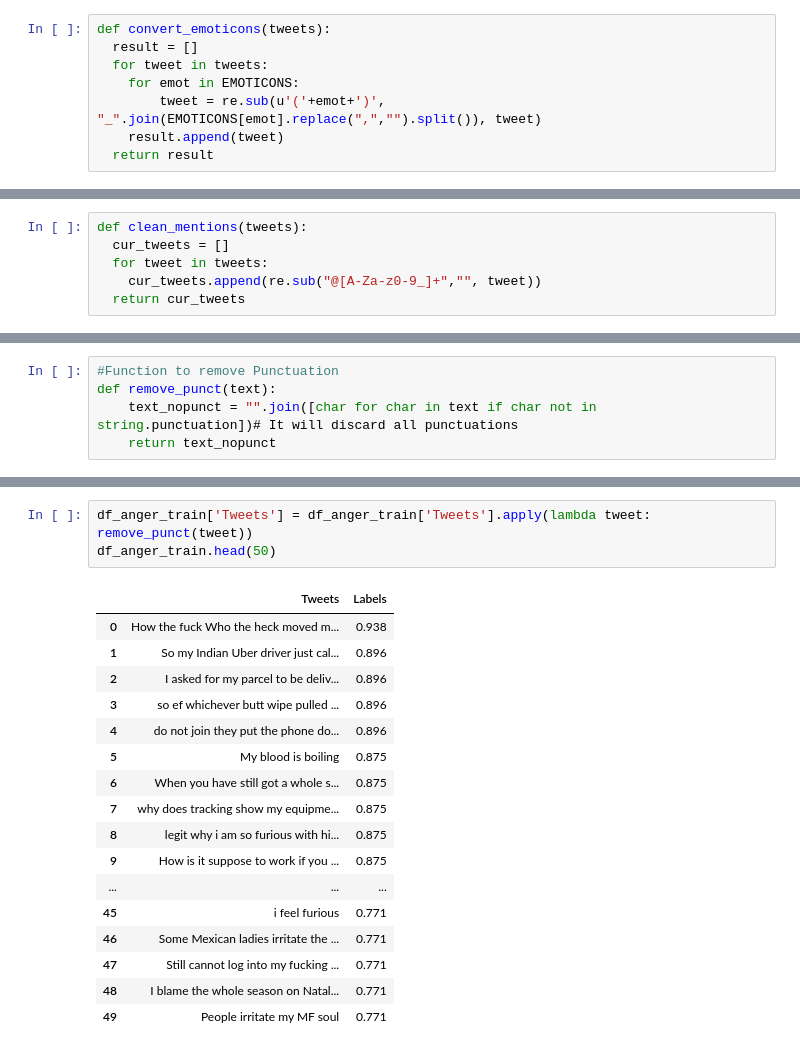
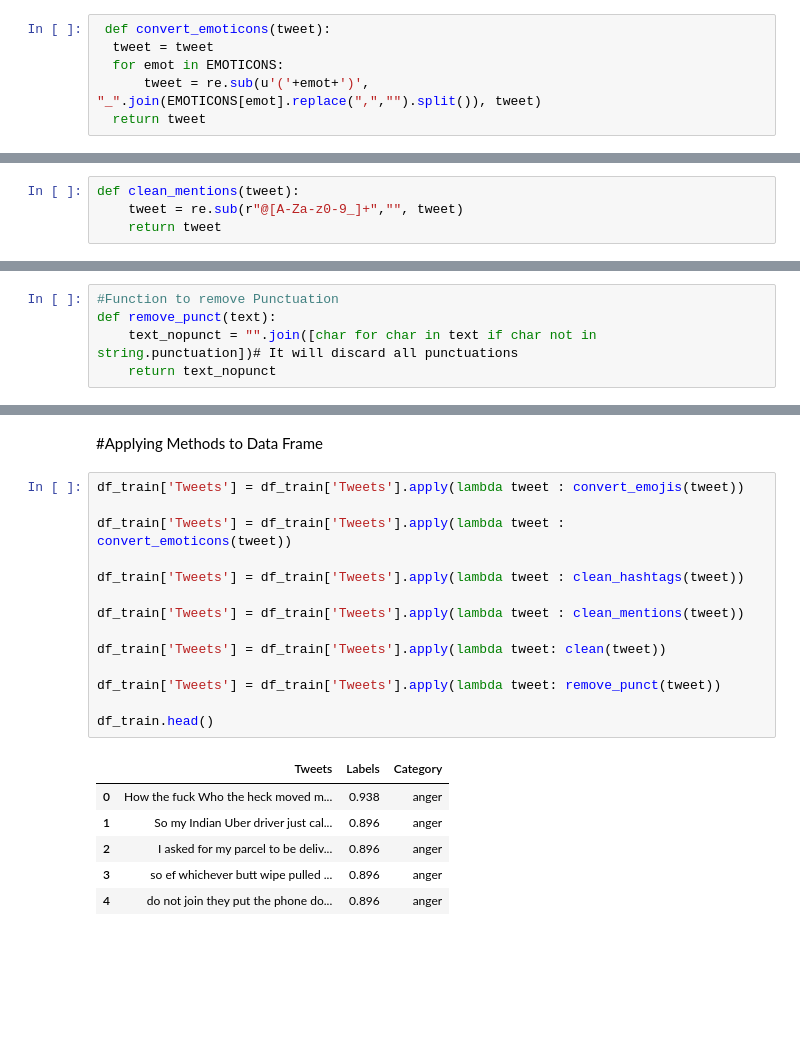
Before and after one commit to HPMkwn/InfluenceAnalysis, a Jupyter notebook: DataPreprocess.ipynb, the cells around one changed output, grey strips where cells are left out. Drawn from its saved outputs; the diff is of its cells as text; blank space fills up the shorter version.

```diff
--- a/DataPreprocess.ipynb
+++ b/DataPreprocess.ipynb
@@ -70,9 +92,7 @@ def convert_emojis(tweets):
 # %%
-def convert_emoticons(tweets):
-  result = []
-  for tweet in tweets:
-    for emot in EMOTICONS:
-        tweet = re.sub(u'('+emot+')', "_".join(EMOTICONS[emot].replace(",","").split()), tweet)
-    result.append(tweet)
-  return result
+ def convert_emoticons(tweet):
+  tweet = tweet
+  for emot in EMOTICONS:
+      tweet = re.sub(u'('+emot+')', "_".join(EMOTICONS[emot].replace(",","").split()), tweet)
+  return tweet
 # %%
@@ -100,6 +117,4 @@ def clean_hashtags(tweets):
 # %%
-def clean_mentions(tweets):
-  cur_tweets = []
-  for tweet in tweets:
-    cur_tweets.append(re.sub("@[A-Za-z0-9_]+","", tweet))
-  return cur_tweets
+def clean_mentions(tweet):
+    tweet = re.sub(r"@[A-Za-z0-9_]+","", tweet)
+    return tweet
@@ -903,21 +873,23 @@ df_anger_train.head(50)
-# %%
-df_anger_train['Tweets'] = df_anger_train['Tweets'].apply(lambda tweet: remove_punct(tweet))
-df_anger_train.head(50)
-# %% [output]
-|  | Tweets | Labels |
-| 0 | How the fuck Who the heck moved m... | 0.938 |
-| 1 | So my Indian Uber driver just cal... | 0.896 |
-| 2 | I asked for my parcel to be deliv... | 0.896 |
-| 3 | so ef whichever butt wipe pulled ... | 0.896 |
-| 4 | do not join they put the phone do... | 0.896 |
-| 5 | My blood is boiling | 0.875 |
-| 6 | When you have still got a whole s... | 0.875 |
-| 7 | why does tracking show my equipme... | 0.875 |
-| 8 | legit why i am so furious with hi... | 0.875 |
-| 9 | How is it suppose to work if you ... | 0.875 |
-| ... | ... | ... |
-| 45 | i feel furious | 0.771 |
-| 46 | Some Mexican ladies irritate the ... | 0.771 |
-| 47 | Still cannot log into my fucking ... | 0.771 |
-| 48 | I blame the whole season on Natal... | 0.771 |
-| 49 | People irritate my MF soul | 0.771 |
+# %% [markdown]
+#Applying Methods to Data Frame
+# %%
+df_train['Tweets'] = df_train['Tweets'].apply(lambda tweet : convert_emojis(tweet))
+
+df_train['Tweets'] = df_train['Tweets'].apply(lambda tweet : convert_emoticons(tweet))
+
+df_train['Tweets'] = df_train['Tweets'].apply(lambda tweet : clean_hashtags(tweet))
+
+df_train['Tweets'] = df_train['Tweets'].apply(lambda tweet : clean_mentions(tweet))
+
+df_train['Tweets'] = df_train['Tweets'].apply(lambda tweet: clean(tweet))
+
+df_train['Tweets'] = df_train['Tweets'].apply(lambda tweet: remove_punct(tweet))
+
+df_train.head()
+# %% [output]
+|  | Tweets | Labels | Category |
+| 0 | How the fuck Who the heck moved m... | 0.938 | anger |
+| 1 | So my Indian Uber driver just cal... | 0.896 | anger |
+| 2 | I asked for my parcel to be deliv... | 0.896 | anger |
+| 3 | so ef whichever butt wipe pulled ... | 0.896 | anger |
+| 4 | do not join they put the phone do... | 0.896 | anger |
```
Also changed, not shown: parts of 14 cells of this notebook.
